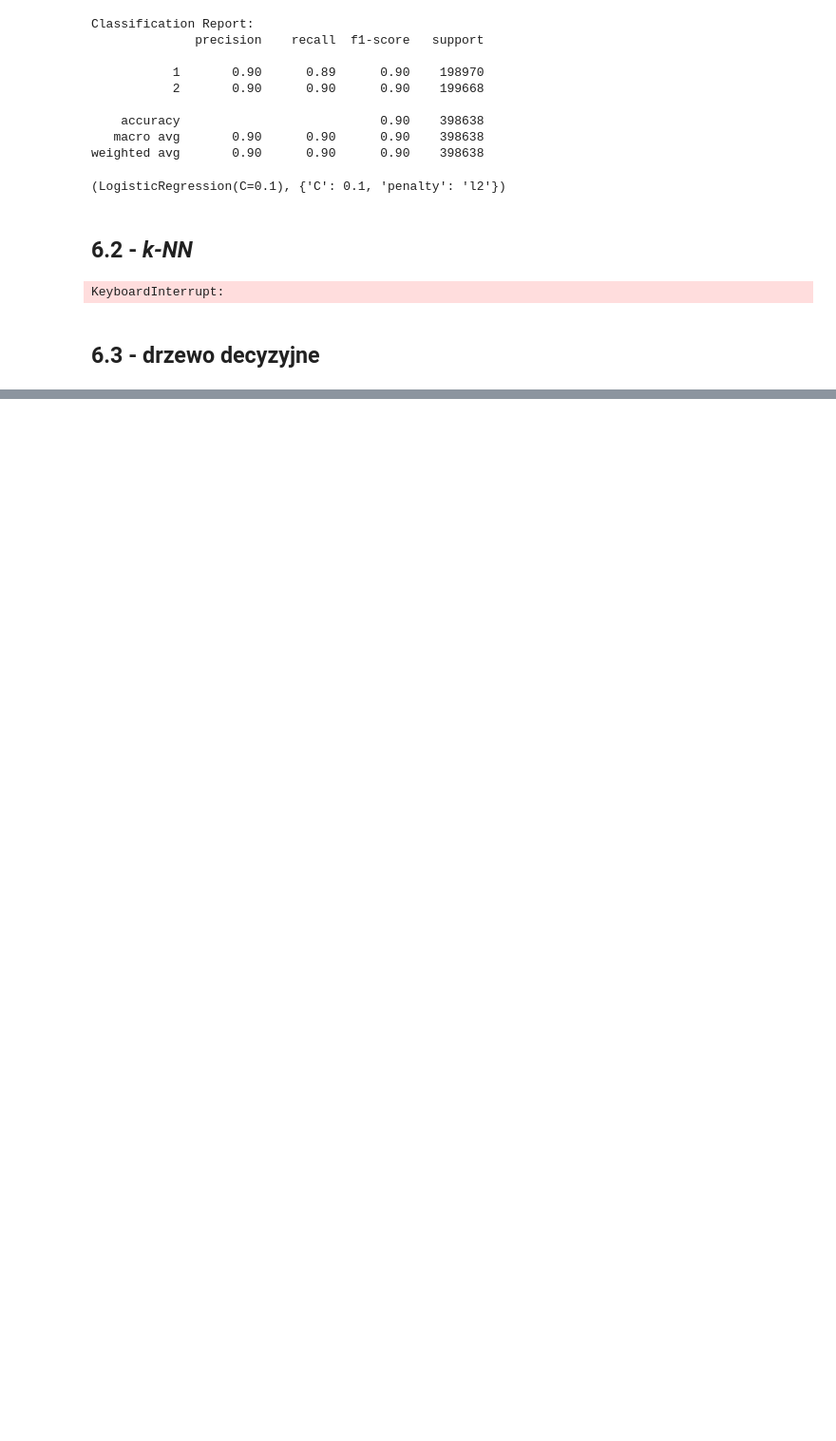
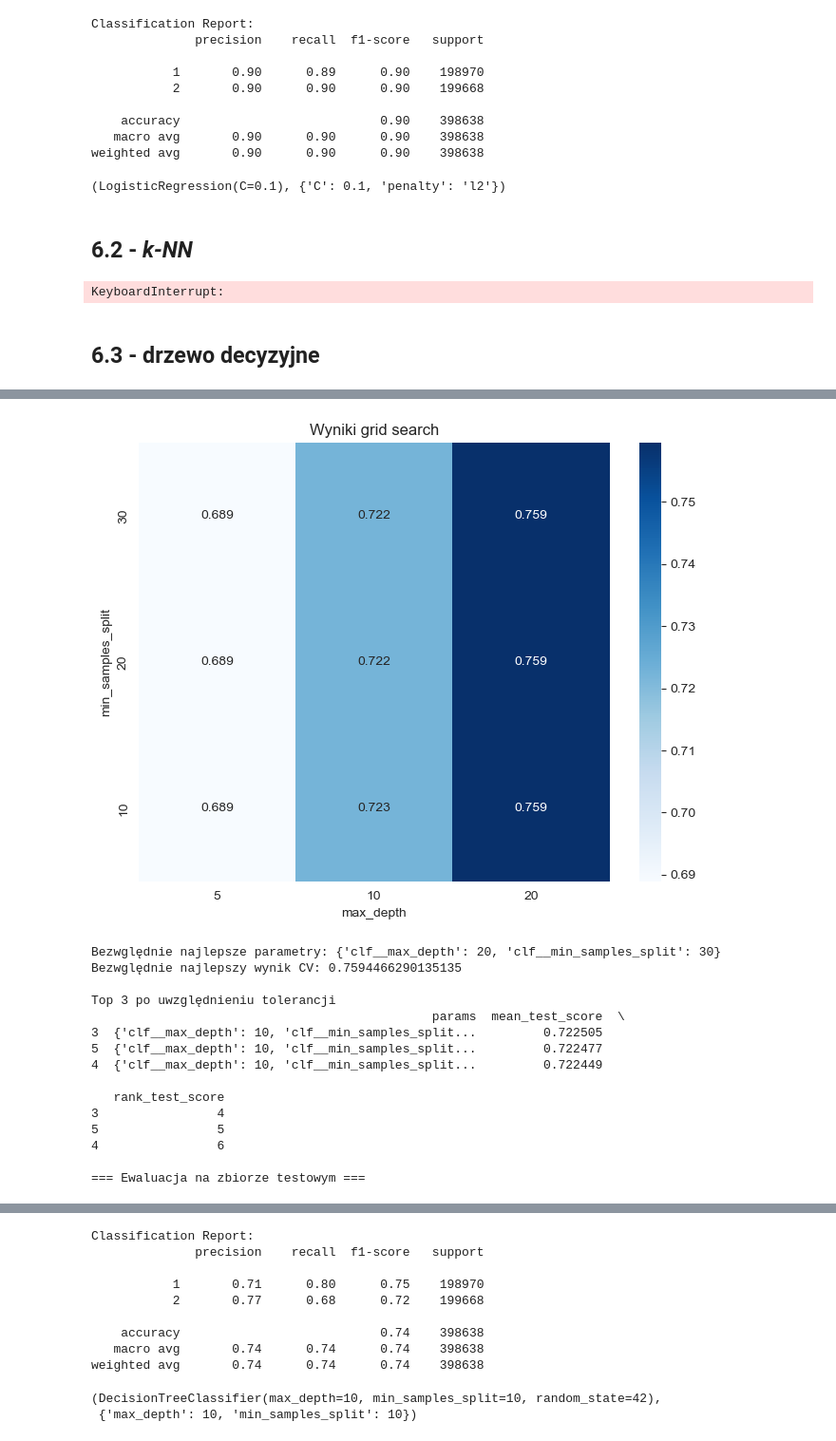
Before and after one commit to piatek5/ML-models-and-classifiers-analisis, a Jupyter notebook: main_notebook.ipynb, the cells around one changed output, grey strips where cells are left out. Shown at 95% size. Saved outputs shown, nothing was run; the diff lists cells and outputs as text; code cells hidden in the pictures; blank space fills up the shorter version.

```diff
--- a/main_notebook.ipynb
+++ b/main_notebook.ipynb
@@ -552,15 +555,5 @@ Wybranie 10% zbioru do dostrajania parametrów. Fragmenty "sample" posłużą do
-# %%
-X_sample, X_rest, y_sample, y_rest = train_test_split(
-    X_train,
-    y_train,
-    train_size=0.1,
-    random_state=42,
-    stratify=y_train  # klucz do uzyskania reprezentatywnej próbki
-)
 # %% [markdown]
 Utworzenie gotowych macierzy *tf-idf*, aby przyspieszyć proces badania klasyfikatorów. Parametry wektoryzatora *tf-idf* zostały wybrane w sekcji piątej.
-# %%
-X_sample_tfidf = best_tfidf.fit_transform(X_sample)
 # %%
 X_train_tfidf = best_tfidf.fit_transform(X_train)
 # %%
@@ -584,20 +577,19 @@ def tune_and_evaluate_model(
     evaluate_train=False,
     evaluate_test=True,
     return_best_params_only=False,
-    labels=None
 ):
-    # 1) Walidacja podania tfidf_train_matrix vs tfidf_test_matrix
+    # Walidacja podania tfidf_train_matrix i tfidf_test_matrix
     if (tfidf_train_matrix is None) ^ (tfidf_test_matrix is None):
         raise ValueError(
-            "Jeśli podajesz macierz tfidf, to musisz podać JEDNOCZEŚNIE "
-            "zarówno `tfidf_train_matrix`, jak i `tfidf_test_matrix`."
+            "Jeśli podano macierz tfidf, to należy podać zarówno `tfidf_train_matrix`, jak i `tfidf_test_matrix`."
         )
-    # 2) Jeżeli nie ma macierzy, budujemy je z X_train/X_test
+
+    # Jeżeli nie ma macierzy tf-idf, budowane są z X_train/X_test
     if tfidf_train_matrix is None:
         tfidf_train_matrix = tfidf_vectorizer.fit_transform(X_train)
         tfidf_test_matrix  = tfidf_vectorizer.transform(X_test)
 
-    # 3) Wyciągamy próbkę do szybszego tuningu
+    # Mniejsze próbki do dostrajania parametrów
     X_sample, _, y_sample, _ = train_test_split(
         X_train, y_train,
         train_size=tune_split_percentage,
@@ -605,25 +597,28 @@ def tune_and_evaluate_model(
         stratify=y_train
     )
 
-    # 4) Tuning parametrów
+    # Dostrajanie parametrów
     best_params = find_best_params(
         model=model,
         X_sample=X_sample, y_sample=y_sample,
         param_grid=param_grid,
         tfidf_vectorizer=tfidf_vectorizer,
-        cv=cv, n_jobs=n_jobs,
-        tolerance=tolerance, n=n
+        cv=cv,
+        n_jobs=n_jobs,
+        tolerance=tolerance,
+        n=n
     )
-    # jeżeli chcemy tylko parametry
+
+    # Zwrócenie samych parametrów
     if return_best_params_only:
         return best_params
 
-    # 5) Ustawiamy najlepsze parametry i fitujemy na całym train
+    # Ustawienie najlepszych parametrów i fitowanie na całym zbiorze treningowym
     model = model.set_params(**best_params)
     model.fit(tfidf_train_matrix, y_train)
     labels = model.classes_
 
-    # 6) Ewaluacja wg flag
+    # Ewaluacja na zbiorze treningowym lub testowym
     if evaluate_train:
         print("\n=== Ewaluacja na zbiorze treningowym ===")
         evaluate_model(model, tfidf_train_matrix, y_train, labels=labels)
@@ -871,0 +807,23 @@ plot_cv_results_heatmap(
+# %%
+param_grid_dt = {
+    'clf__max_depth': [5, 10, 20],
+    'clf__min_samples_split': [10, 20, 30]
+}
+tune_and_evaluate_model(DecisionTreeClassifier(random_state=42), X_train, y_train, X_test, y_test, param_grid_dt, best_tfidf, tfidf_train_matrix=X_train_tfidf, tfidf_test_matrix=X_test_tfidf)
+# %% [output]
+[figure, added]
+Bezwględnie najlepsze parametry: {'clf__max_depth': 20, 'clf__min_samples_split': 30}
+Bezwględnie najlepszy wynik CV: 0.7594466290135135
+
+Top 3 po uwzględnieniu tolerancji
+                                              params  mean_test_score  \
+3  {'clf__max_depth': 10, 'clf__min_samples_split...         0.722505
+5  {'clf__max_depth': 10, 'clf__min_samples_split...         0.722477
+4  {'clf__max_depth': 10, 'clf__min_samples_split...         0.722449
+
+   rank_test_score
+3                4
+5                5
+4                6
+
+=== Ewaluacja na zbiorze testowym ===
@@ -871,0 +831,11 @@ plot_cv_results_heatmap(
+Classification Report:
+              precision    recall  f1-score   support
+
+           1       0.71      0.80      0.75    198970
+           2       0.77      0.68      0.72    199668
+
+    accuracy                           0.74    398638
+   macro avg       0.74      0.74      0.74    398638
+weighted avg       0.74      0.74      0.74    398638
+(DecisionTreeClassifier(max_depth=10, min_samples_split=10, random_state=42),
+ {'max_depth': 10, 'min_samples_split': 10})
```
Also changed, not shown: parts of 21 cells of this notebook.
